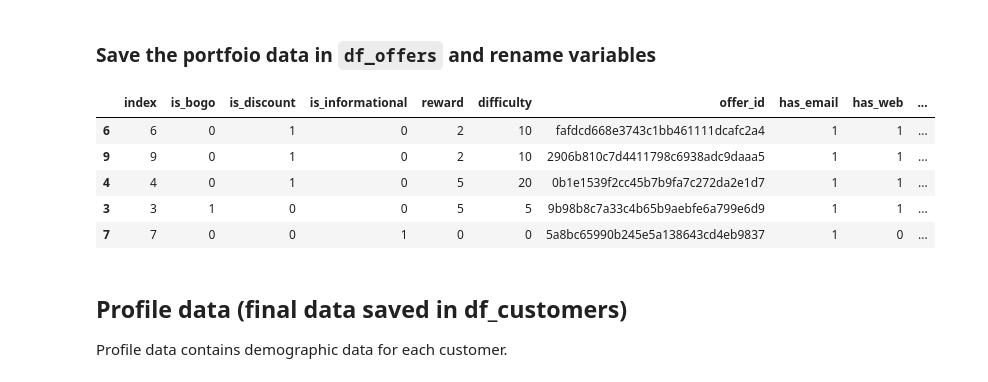
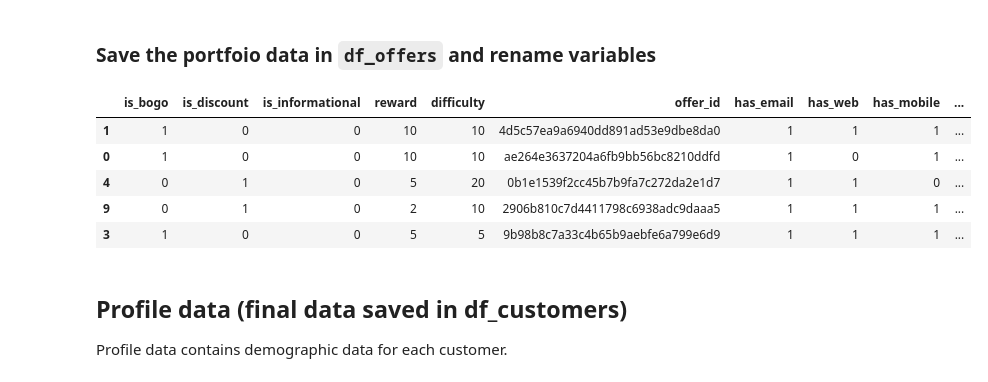
Before and after one commit to tanyayt/udacity_data_scientist, a Jupyter notebook: starbucks_optimizing_app_offers/Starbucks_Capstone_notebook.ipynb, the cells around one changed output. Drawn from its saved outputs; the diff is of its cells as text; code cells hidden in the pictures.

```diff
--- a/starbucks_optimizing_app_offers/Starbucks_Capstone_notebook.ipynb
+++ b/starbucks_optimizing_app_offers/Starbucks_Capstone_notebook.ipynb
@@ -201,15 +201,15 @@ portfolio_dummy['duration_hours']=portfolio_dummy['duration']*24
 # %% [markdown]
 ### Save the portfoio data in `df_offers` and rename variables
 # %%
-df_offers = portfolio_dummy.drop('duration',axis=1).rename(columns={'id':'offer_id'}).reset_index()
+df_offers = portfolio_dummy.drop('duration',axis=1).rename(columns={'id':'offer_id'})
 df_offers.sample(5)
 # %% [output]
-|  | index | is_bogo | is_discount | is_informational | reward | difficulty | offer_id | has_email | has_web | ... |
-| 6 | 6 | 0 | 1 | 0 | 2 | 10 | fafdcd668e3743c1bb461111dcafc2a4 | 1 | 1 | ... |
-| 9 | 9 | 0 | 1 | 0 | 2 | 10 | 2906b810c7d4411798c6938adc9daaa5 | 1 | 1 | ... |
-| 4 | 4 | 0 | 1 | 0 | 5 | 20 | 0b1e1539f2cc45b7b9fa7c272da2e1d7 | 1 | 1 | ... |
-| 3 | 3 | 1 | 0 | 0 | 5 | 5 | 9b98b8c7a33c4b65b9aebfe6a799e6d9 | 1 | 1 | ... |
-| 7 | 7 | 0 | 0 | 1 | 0 | 0 | 5a8bc65990b245e5a138643cd4eb9837 | 1 | 0 | ... |
+|  | is_bogo | is_discount | is_informational | reward | difficulty | offer_id | has_email | has_web | has_mobile | ... |
+| 1 | 1 | 0 | 0 | 10 | 10 | 4d5c57ea9a6940dd891ad53e9dbe8da0 | 1 | 1 | 1 | ... |
+| 0 | 1 | 0 | 0 | 10 | 10 | ae264e3637204a6fb9bb56bc8210ddfd | 1 | 0 | 1 | ... |
+| 4 | 0 | 1 | 0 | 5 | 20 | 0b1e1539f2cc45b7b9fa7c272da2e1d7 | 1 | 1 | 0 | ... |
+| 9 | 0 | 1 | 0 | 2 | 10 | 2906b810c7d4411798c6938adc9daaa5 | 1 | 1 | 1 | ... |
+| 3 | 1 | 0 | 0 | 5 | 5 | 9b98b8c7a33c4b65b9aebfe6a799e6d9 | 1 | 1 | 1 | ... |
 # %% [markdown]
 ## Profile data (final data saved in df_customers)
 Profile data contains demographic data for each customer.
```
Also changed, not shown: parts of 129 cells of this notebook.
